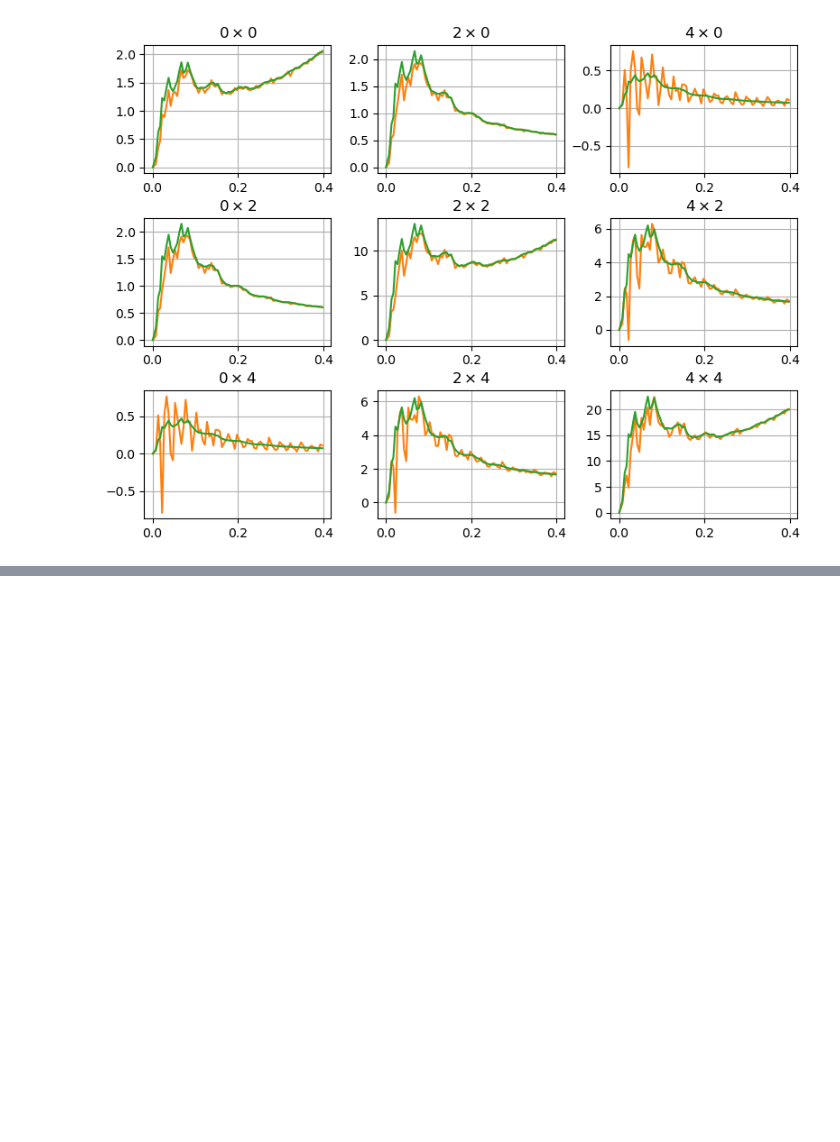
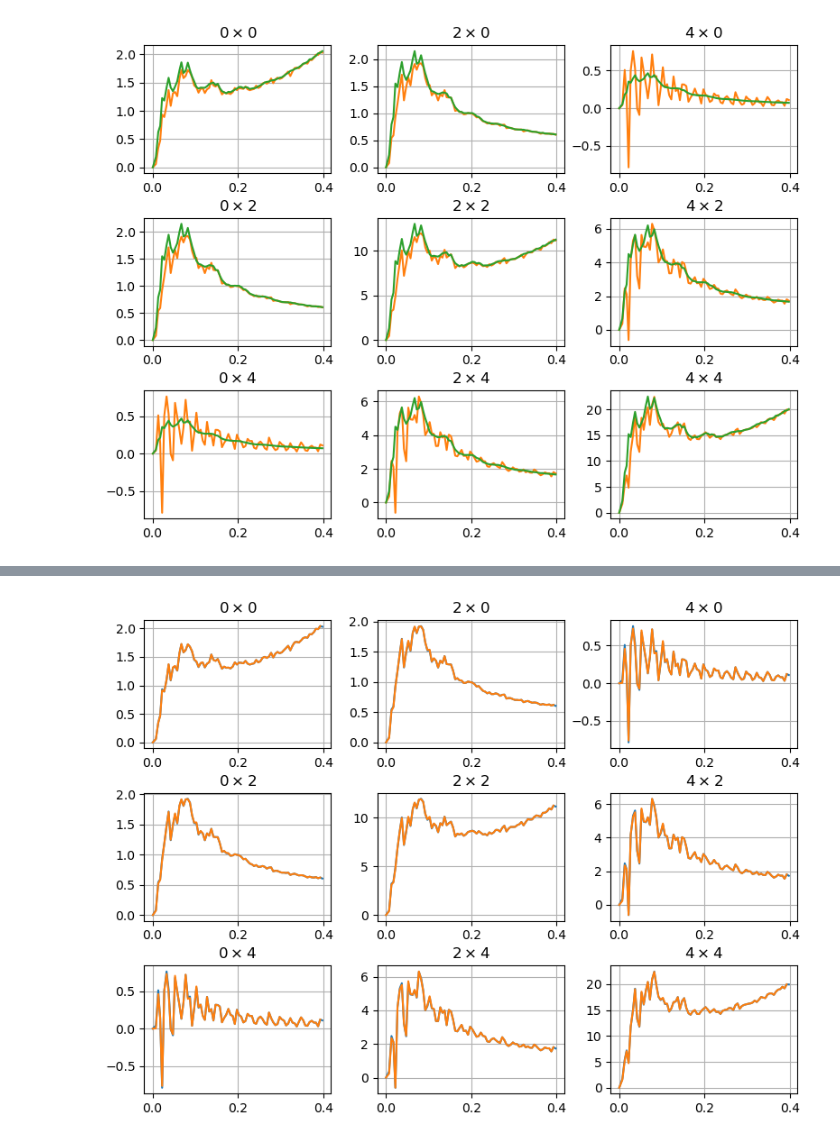
Before and after one commit to adematti/jax-power, a Jupyter notebook: nb/disconnected_covariance.ipynb, the cells around one changed output, grey strips where cells are left out. Saved outputs shown, nothing was run; the diff lists cells and outputs as text; code cells hidden in the pictures; blank space fills up the shorter version.

Commit message:
update covmat notebook

```diff
--- a/nb/disconnected_covariance.ipynb
+++ b/nb/disconnected_covariance.ipynb
@@ -74,0 +137,31 @@ covmat_smooth.plot_diag(ytransform = lambda x, y: x**4 * y, color='C2', fig=fig,
+# %%
+# Let's just do a spline interpolation of the "deconvolved" P(k)
+# (one could do something better, fitting some real model given a preliminary covariance matrix)
+
+from scipy import interpolate
+
+def theory_estimated_callable(k):
+    # Insert 0 to enforce P(k=0) = 0
+    x = jnp.insert(observable_inverse.x(0), 0, 0.)
+    y = jnp.stack([jnp.insert(observable_inverse.view(projs=proj), 0, 0.) for proj in observable_inverse.projs])
+    return interpolate.interp1d(x, y, kind='cubic', axis=-1, fill_value="extrapolate", assume_sorted=True)(k)
+
+edgesin = jnp.arange(0., 0.4, 0.001)
+edgesin = jnp.column_stack([edgesin[:-1], edgesin[1:]])
+kin = (edgesin[..., 0] + edgesin[..., 1]) / 2.
+ellsin = list(observable_inverse.projs)
+theory_estimated = Spectrum2Poles(k=[kin] * len(ellsin), edges=[edgesin] * len(ellsin), num=list(theory_estimated_callable(kin)), ells=ellsin)
+# %%
+# Covariance matrix with same binning as input theory (dk = 0.001)
+bin = BinMesh2Spectrum(attrs, edges=theory_estimated.edges(projs=0))
+theory_estimated = theory_estimated.clone(nmodes=bin.nmodes)
+covmat_estimated = compute_spectrum2_covariance(attrs, theory_estimated, flags=[])
+# Then rebin to your actual binning (e.g. dk = 0.005)
+covmat_estimated = covmat_estimated.slice(slice(0, None, 5))
+# %%
+# Plot diagonals of the different blocks
+# The 'estimated' covariance is quite close to the 'true' one!
+fig = covmat.plot_diag(ytransform=lambda x, y: x**4 * y, color='C0')
+covmat_estimated.plot_diag(ytransform=lambda x, y: x**4 * y, color='C1', fig=fig, show=True);
+# %% [output]
+[figure, added]
```
Also changed, not shown: parts of 11 cells of this notebook, 3 other files.
